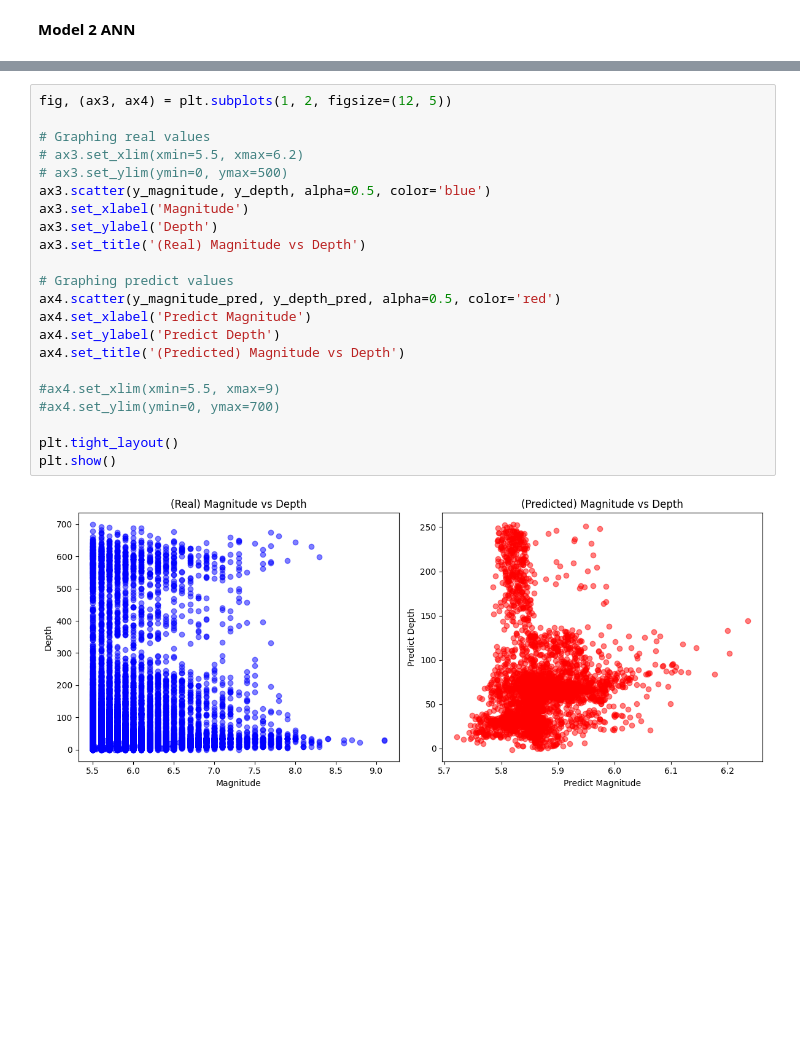
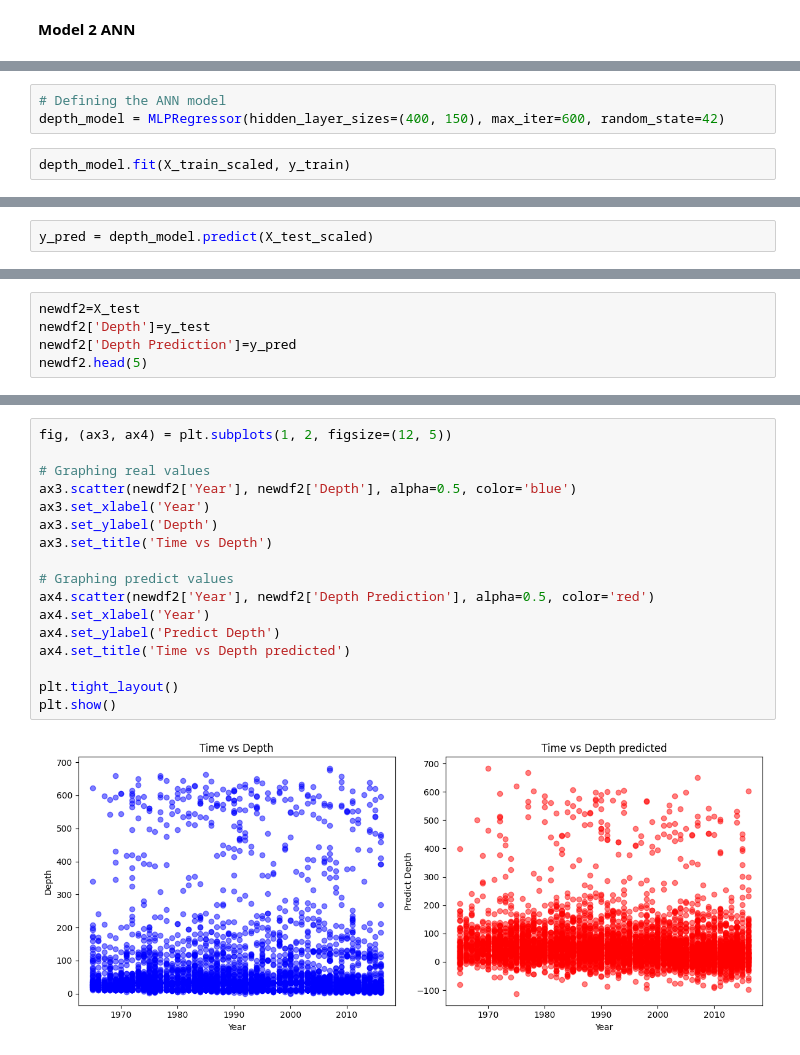
Before and after one commit to enriqueglezzep/EQ_Prediction, a Jupyter notebook: model.ipynb, the cells around one changed output, grey strips where cells are left out. Saved outputs shown, nothing was run; the diff lists cells and outputs as text; blank space fills up the shorter version.

Commit message:
Model ANN finished

```diff
--- a/model.ipynb
+++ b/model.ipynb
@@ -510,0 +448,5 @@ y_magnitude_pred = magnitude2_model.predict(X_magnitude_test_scaled)
+# %%
+# Defining the ANN model
+depth_model = MLPRegressor(hidden_layer_sizes=(400, 150), max_iter=600, random_state=42)
+# %%
+depth_model.fit(X_train_scaled, y_train)
@@ -511 +455,3 @@ y_magnitude_pred = magnitude2_model.predict(X_magnitude_test_scaled)
+# %%
+y_pred = depth_model.predict(X_test_scaled)
 # %%
@@ -530,0 +468,5 @@ R-squared: 0.009982977696345818
+# %%
+newdf2=X_test
+newdf2['Depth']=y_test
+newdf2['Depth Prediction']=y_pred
+newdf2.head(5)
@@ -531,25 +480,20 @@ R-squared: 0.009982977696345818
 # %%
 fig, (ax3, ax4) = plt.subplots(1, 2, figsize=(12, 5))
 
 # Graphing real values
-# ax3.set_xlim(xmin=5.5, xmax=6.2)
-# ax3.set_ylim(ymin=0, ymax=500)
-ax3.scatter(y_magnitude, y_depth, alpha=0.5, color='blue')
-ax3.set_xlabel('Magnitude')
+ax3.scatter(newdf2['Year'], newdf2['Depth'], alpha=0.5, color='blue')
+ax3.set_xlabel('Year')
 ax3.set_ylabel('Depth')
-ax3.set_title('(Real) Magnitude vs Depth')
+ax3.set_title('Time vs Depth')
 
 # Graphing predict values
-ax4.scatter(y_magnitude_pred, y_depth_pred, alpha=0.5, color='red')
-ax4.set_xlabel('Predict Magnitude')
+ax4.scatter(newdf2['Year'], newdf2['Depth Prediction'], alpha=0.5, color='red')
+ax4.set_xlabel('Year')
 ax4.set_ylabel('Predict Depth')
-ax4.set_title('(Predicted) Magnitude vs Depth')
-
-#ax4.set_xlim(xmin=5.5, xmax=9)
-#ax4.set_ylim(ymin=0, ymax=700)
+ax4.set_title('Time vs Depth predicted')
 
 plt.tight_layout()
 plt.show()
 # %% [output]
-[figure, old version]
+[figure, new version]
 # %%
```
Also changed, not shown: parts of 28 cells of this notebook.
